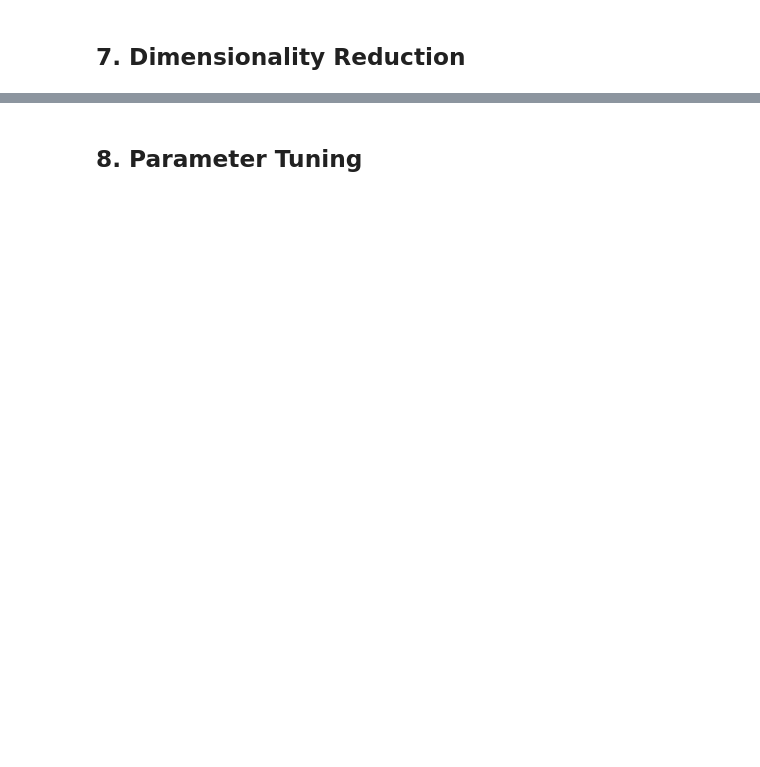
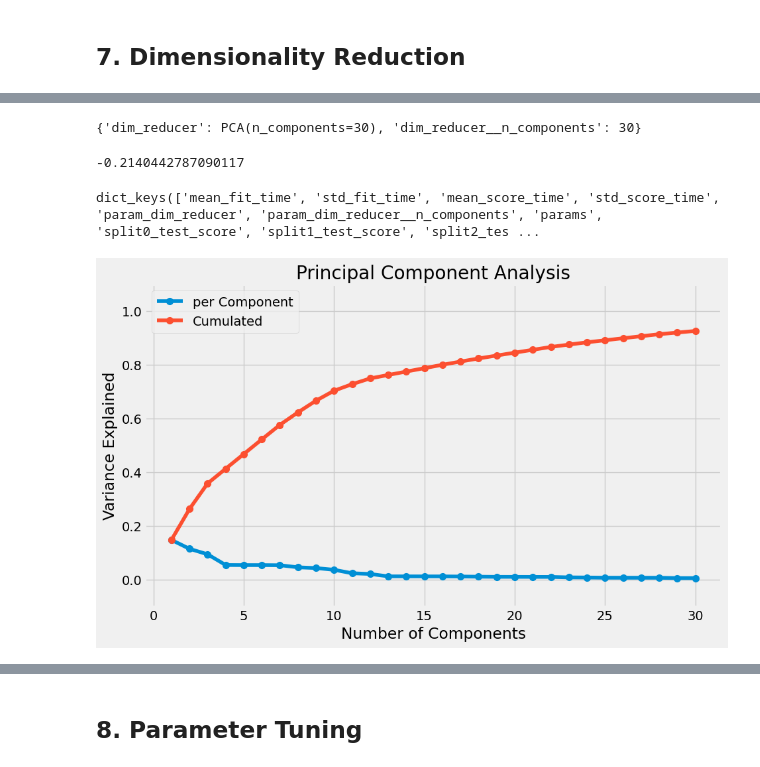
Before and after one commit to donelianc/my-kaggle-tools, a Jupyter notebook: competitions/tabular-playground-series-oct-2022/notebooks/0.0-ic-first-model.ipynb, the cells around one changed output, grey strips where cells are left out. Saved outputs shown, nothing was run; the diff lists cells and outputs as text; code cells hidden in the pictures; blank space fills up the shorter version.

Commit message:
Run PCA with 30 components and score of 0.2140

```diff
--- a/competitions/tabular-playground-series-oct-2022/notebooks/0.0-ic-first-model.ipynb
+++ b/competitions/tabular-playground-series-oct-2022/notebooks/0.0-ic-first-model.ipynb
@@ -491,7 +489,7 @@ reducer_labels = ["PCA"]
 from sklearn.model_selection import GroupKFold
 import string
 
-def create_kf_groups(game_num, n_folds=10):
+def create_kf_groups(game_num, n_folds=5):
     """
     Creates groups for the GroupKFold based on the game_num.
     We don't want to let train data spill over the validation set.
@@ -499,7 +497,7 @@ def create_kf_groups(game_num, n_folds=10):
     :param n_folds: int (default 10)
     :return: pandas.core.series.Series (alpha list)
     """
-    count_unique_games = game_num.unique().shape[0]
+    count_unique_games = max(game_num.unique())
     group_size = count_unique_games // n_folds
 
     bins = [group_size * i for i in range(n_folds)]
@@ -510,13 +508,9 @@ def create_kf_groups(game_num, n_folds=10):
 
     return kf_groups
 # %%
-n_folds = 3
-X_nonan = X_train.dropna()
-game_num = X_nonan.index.get_level_values("game_num")
+n_folds = 5
 
+game_num = X_train.index.get_level_values("game_num")
 groups = create_kf_groups(game_num, n_folds=n_folds)
+
 gkf = GroupKFold(n_splits=n_folds)
-
-for fold, (idx_nonan, idx_val) in enumerate(gkf.split(X_nonan, y_train, groups=groups)):
-    X_nonan, y_train = X_nonan[idx_nonan, :], y_train[idx_nonan, :]
-    X_valid, y_valid = X_nonan[idx_val, :], y_train[idx_val, :]
@@ -527,7 +519,7 @@ pca_grid_search = GridSearchCV(
     estimator=dim_reduction_pipe,
     param_grid=param_grid,
     n_jobs=cpu_count(),
-    verbose=1,
+    verbose=2,
     scoring="neg_log_loss",
     cv=GroupKFold(n_splits=n_folds).split(X_train, y_train, groups=groups),
     )
@@ -541,0 +551,30 @@ ValueError: Input contains NaN
+# %%
+pca_grid_search.best_params_
+# %% [output]
+{'dim_reducer': PCA(n_components=30), 'dim_reducer__n_components': 30}
+# %%
+pca_grid_search.best_score_
+# %% [output]
+-0.2140442787090117
+# %%
+pca_grid_search.cv_results_.keys()
+# %% [output]
+dict_keys(['mean_fit_time', 'std_fit_time', 'mean_score_time', 'std_score_time', 'param_dim_reducer', 'param_dim_reducer__n_components', 'params', 'split0_test_score', 'split1_test_score', 'split2_tes ...
+# %%
+var = pca_grid_search.best_estimator_["dim_reducer"].explained_variance_ratio_
+var_explained = var.cumsum()
+# %%
+plt.figure()
+
+plt.plot(range(1, len(var_explained)+1), var, label="per Component", marker="o", markersize=7)
+plt.plot(range(1, len(var_explained)+1), var_explained, label="Cumulated", marker="o", markersize=7)
+
+plt.xlabel("Number of Components")
+plt.ylabel("Variance Explained")
+plt.ylim(-0.1, 1.1)
+
+plt.title("Principal Component Analysis")
+plt.legend()
+plt.show()
+# %% [output]
+[figure, added]
```
Also changed, not shown: parts of 13 cells of this notebook.
